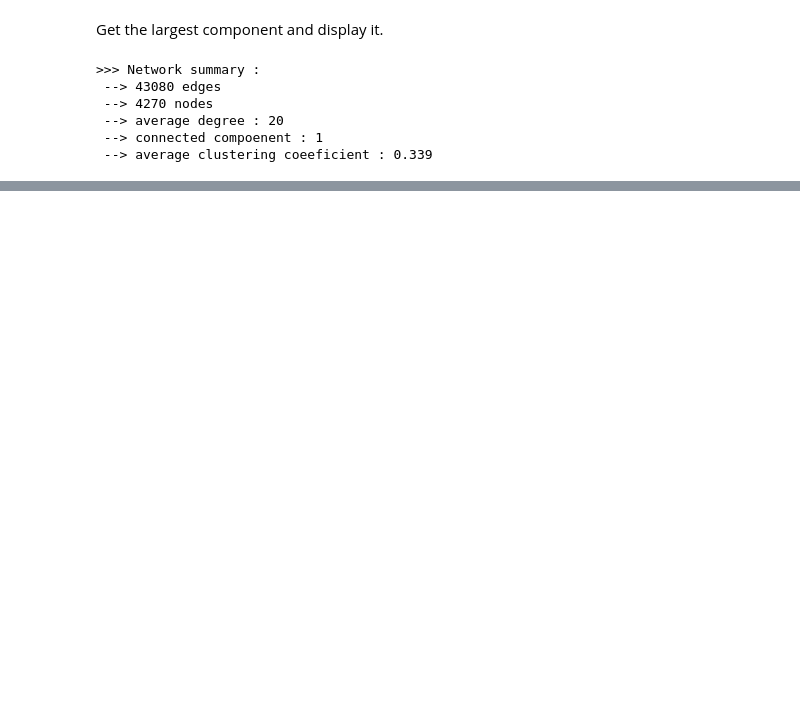
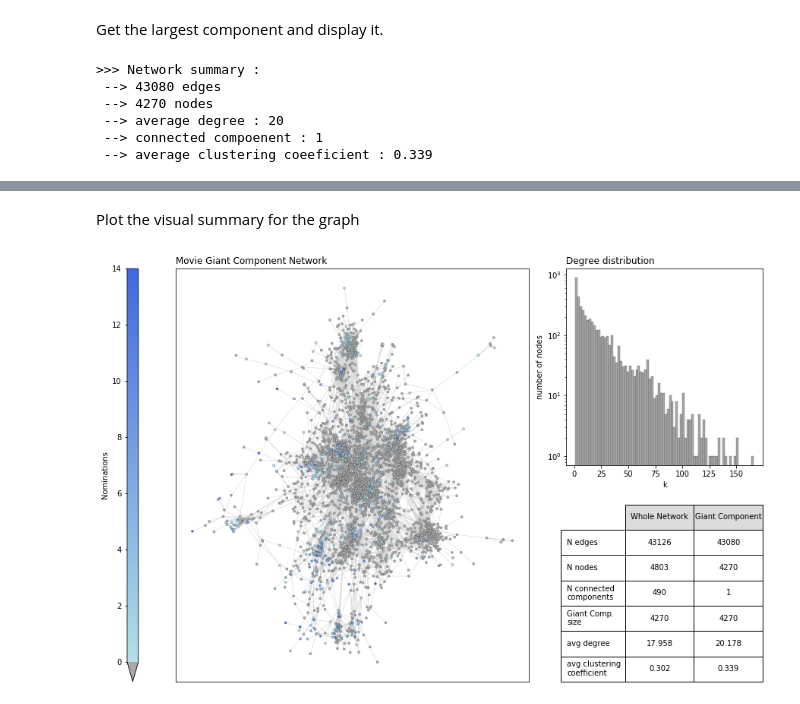
Before and after one commit to antoine-spahr/NTDS, a Jupyter notebook: Project/Graph_exploration.ipynb, the cells around one changed output, grey strips where cells are left out. Saved outputs shown, nothing was run; the diff lists cells and outputs as text; code cells hidden in the pictures; blank space fills up the shorter version.

Commit message:
Graph exploration script + overall exploration figure

```diff
--- a/Project/Graph_exploration.ipynb
+++ b/Project/Graph_exploration.ipynb
@@ -39,7 +71,7 @@ def graph_summary(G):
           f'--> connected compoenent : {n_connect_comp}\n', \
           f'--> average clustering coeeficient : {avg_cluster_coef:.3f}')
 # %%
-G=nx.from_numpy_matrix(adj_mat)
+G=nx.from_numpy_matrix(A)
 graph_summary(G)
 # %% [output]
 >>> Network summary :
@@ -95,0 +99,2 @@ plt.show()
+# %% [markdown]
+Plot the visual summary for the graph
@@ -95,0 +114,64 @@ plt.show()
+# %%
+# The network to display
+the_graph = G_large
+network_name = 'Giant Component'
+pos=nx.spring_layout(the_graph)
+# %%
+# compute graph info for table
+data_whole, labels = get_graph_properties(G)
+data_sub, _ = get_graph_properties(the_graph)
+data = np.stack([data_whole, data_sub], axis=1)
+# %%
+fig = plt.figure(figsize=(15,10))
+gs = plt.GridSpec(2, 3, wspace=0.2, hspace=0.1, width_ratios=[0.02, 0.63, 0.35], height_ratios=[0.5, 0.5])
+title_fs = 12
+
+# Network visualization
+atr = 'Nominations'
+cmap = matplotlib.colors.LinearSegmentedColormap.from_list('node_cmap', ['powderblue', 'royalblue'])
+cmap.set_under(color='darkgray')
+ax_net = fig.add_subplot(gs[:,1])
+nx.draw_networkx(the_graph, pos, ax=ax_net, \
+                                with_labels=False, \
+                                node_size=10, \
+                                node_color =  list(nx.get_node_attributes(the_graph, atr).values()),\
+                                vmin=0.01, cmap=cmap, \
+                                alpha=1, \
+                                linewidths=0.15, \
+                                width=0.5, \
+                                edge_color='lightgray')
+ax_net.collections[0].set_edgecolor("#000000")
+ax_net.set_title('Movie Giant Component Network', loc='left', fontsize=title_fs)
+
+# colorbar
+color_ax = fig.add_subplot(gs[:,0])
+nrm = matplotlib.colors.Normalize(vmin=nodes_attributes_df[atr].min(), vmax=nodes_attributes_df[atr].max())
+fig.colorbar(matplotlib.cm.ScalarMappable(norm=nrm, cmap=cmap),\
+                    cax=color_ax, extend='min')
+color_ax.yaxis.set_ticks_position('left')
+color_ax.yaxis.set_label_position('left')
+color_ax.set_ylabel(atr)
+
+# degree distribution
+ax_deg = fig.add_subplot(gs[0,2])
+degrees = dict(the_graph.degree()).values()
+
+ax_deg.hist(degrees, color='darkgray', bins=80, linewidth=0.2, edgecolor='black', log=True)
+ax_deg.set_title('Degree distribution', loc='left', fontsize=title_fs)
+ax_deg.set_xlabel('k')
+ax_deg.set_ylabel('number of nodes')
+
+# table info
+ax_table = fig.add_subplot(gs[1,2])
+ax_table.set_axis_off()
+table = ax_table.table(cellText=data, rowLabels=labels, cellLoc='center', \
+                                     colColours=['gainsboro'] * len(labels), colLabels=['Whole Network', network_name], loc='center', \
+                                     bbox=[0.3, 0, 0.7, 0.9])
+table.auto_set_font_size(False)
+table.set_fontsize(10)
+table.scale(1,1)
+
+fig.savefig('Figures/network_summary.png', dpi=200, bbox_inches='tight')
+plt.show()
+# %% [output]
+[figure, added]
```
Also changed, not shown: parts of 15 cells of this notebook, 2 other files.
